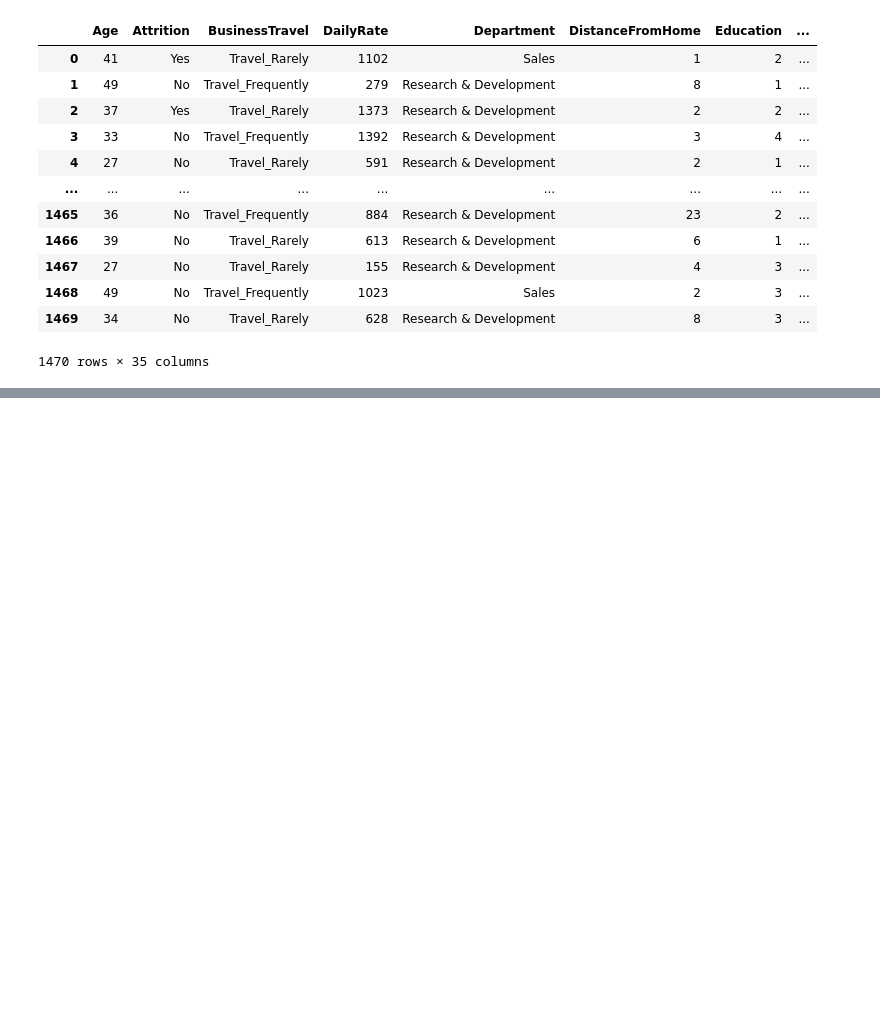
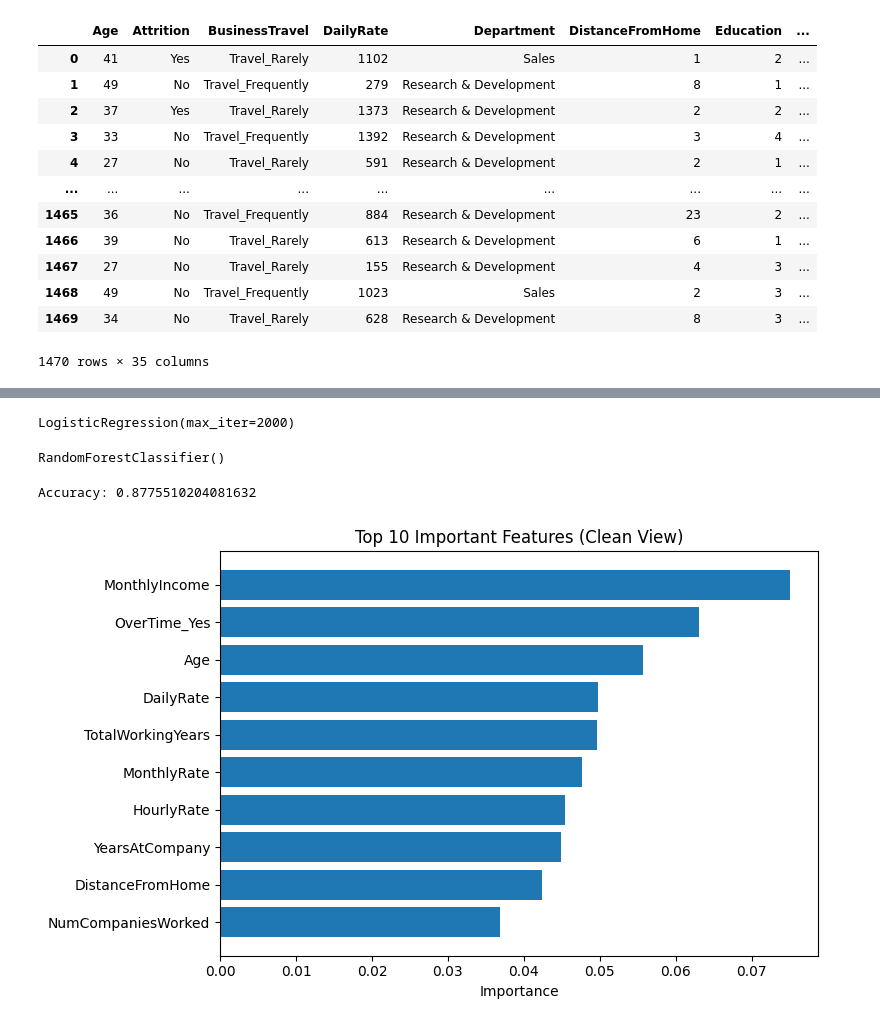
Before and after one commit to maulikcmr05/Employee-Attrition-Prediction-System---GUVI-ML, a Jupyter notebook: main.ipynb, the cells around one changed output, grey strips where cells are left out. Saved outputs shown, nothing was run; the diff lists cells and outputs as text; code cells hidden in the pictures; blank space fills up the shorter version.

```diff
--- a/main.ipynb
+++ b/main.ipynb
@@ -21,0 +39,2 @@ df
+# %%
+df = pd.get_dummies(df, drop_first=True)
@@ -21,0 +48,59 @@ df
+# %%
+from sklearn.preprocessing import StandardScaler
+
+scaler = StandardScaler()
+
+X_train = scaler.fit_transform(X_train)
+X_test = scaler.transform(X_test)
+# %%
+from sklearn.linear_model import LogisticRegression
+
+model = LogisticRegression(max_iter=2000)
+model.fit(X_train, y_train)
+# %% [output]
+LogisticRegression(max_iter=2000)
+# %%
+from sklearn.ensemble import RandomForestClassifier
+
+rf = RandomForestClassifier()
+rf.fit(X_train, y_train)
+# %% [output]
+RandomForestClassifier()
+# %%
+from sklearn.metrics import accuracy_score
+
+y_pred = rf.predict(X_test)
+print("Accuracy:", accuracy_score(y_test, y_pred))
+# %% [output]
+Accuracy: 0.8775510204081632
+# %%
+import pandas as pd
+import matplotlib.pyplot as plt
+import numpy as np
+
+# Feature importance
+importance = rf.feature_importances_
+features = X.columns
+
+# Create DataFrame
+feat_imp = pd.DataFrame({
+    'Feature': features,
+    'Importance': importance
+})
+
+# Sort by importance
+feat_imp = feat_imp.sort_values(by='Importance', ascending=False)
+
+# Take TOP 10 features only
+top_features = feat_imp.head(10)
+
+# Plot
+plt.figure(figsize=(8,5))
+plt.barh(top_features['Feature'], top_features['Importance'])
+plt.xlabel("Importance")
+plt.title("Top 10 Important Features (Clean View)")
+plt.gca().invert_yaxis()  # Highest on top
+plt.tight_layout()
+plt.show()
+# %% [output]
+[figure, added]
```
Also changed, not shown: parts of 5 cells of this notebook, 1 other file.
